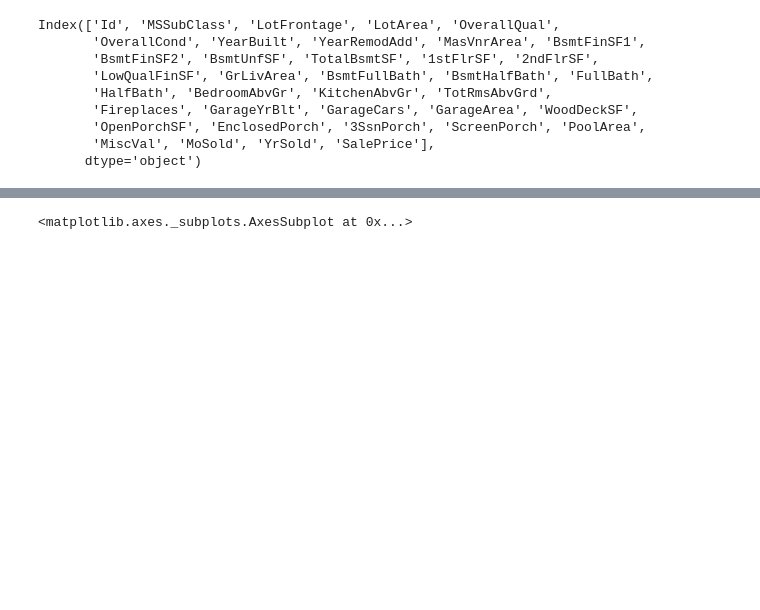
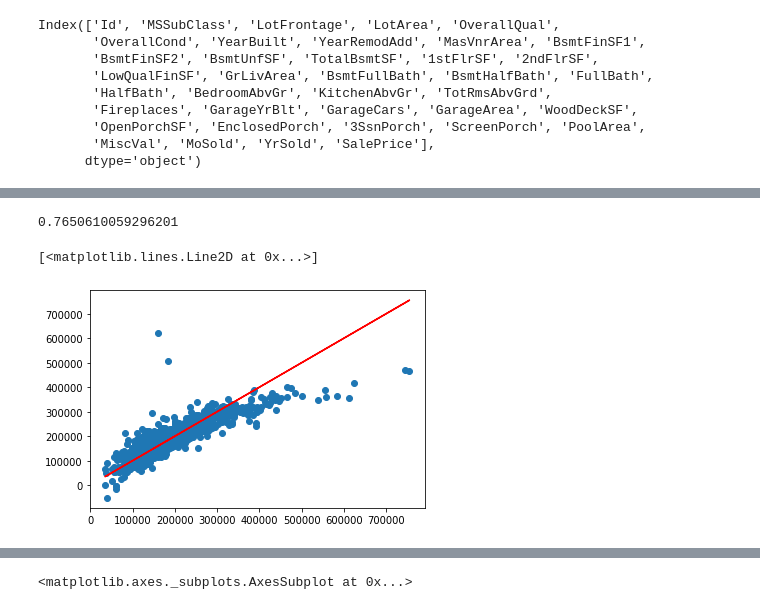
Before and after one commit to nailson/kaggle_competitions, a Jupyter notebook: house_pricing/exploratory_analysis.ipynb, the cells around one changed output, grey strips where cells are left out. Drawn from its saved outputs; the diff is of its cells as text; code cells hidden in the pictures; blank space fills up the shorter version.

```diff
--- a/house_pricing/exploratory_analysis.ipynb
+++ b/house_pricing/exploratory_analysis.ipynb
@@ -100,0 +150,16 @@ plt.scatter(y, linear_model.predict(X))
+# %%
+house_pricing_train['hasGarage'] = np.where(house_pricing_train.GarageCars>0, 1, 0)
+house_pricing_train['GarageRatio'] = house_pricing_train['GarageArea']/house_pricing_train['GarageCars']
+house_pricing_train = house_pricing_train.drop(['GarageCars'], axis=1)
+
+correlated_numerical_columns.remove('GarageCars')
+correlated_numerical_columns.append('hasGarage')
+correlated_numerical_columns.append('GarageRatio')
+
+house_pricing_train['hasBasement'] = np.where(house_pricing_train.TotalBsmtSF>0, 1, 0)
+house_pricing_train['Bsmt1stFloorRatio']  = house_pricing_train['TotalBsmtSF']/house_pricing_train['1stFlrSF']
+house_pricing_train = house_pricing_train.drop('TotalBsmtSF', axis=1)
+
+correlated_numerical_columns.remove('TotalBsmtSF')
+correlated_numerical_columns.append('hasBasement')
+correlated_numerical_columns.append('Bsmt1stFloorRatio')
@@ -100,0 +177,15 @@ plt.scatter(y, linear_model.predict(X))
+# %%
+from sklearn.linear_model import LinearRegression
+
+X = house_pricing_train[correlated_numerical_columns].fillna(0)
+y = house_pricing_train['SalePrice']
+
+linear_model = LinearRegression().fit(X, y)
+print(linear_model.score(X, y))
+
+plt.scatter(y, linear_model.predict(X))
+plt.plot(y, y, color='red')
+# %% [output]
+0.7650610059296201
+[<matplotlib.lines.Line2D at 0x...>]
+[figure, added]
```
Also changed, not shown: parts of 13 cells of this notebook.
